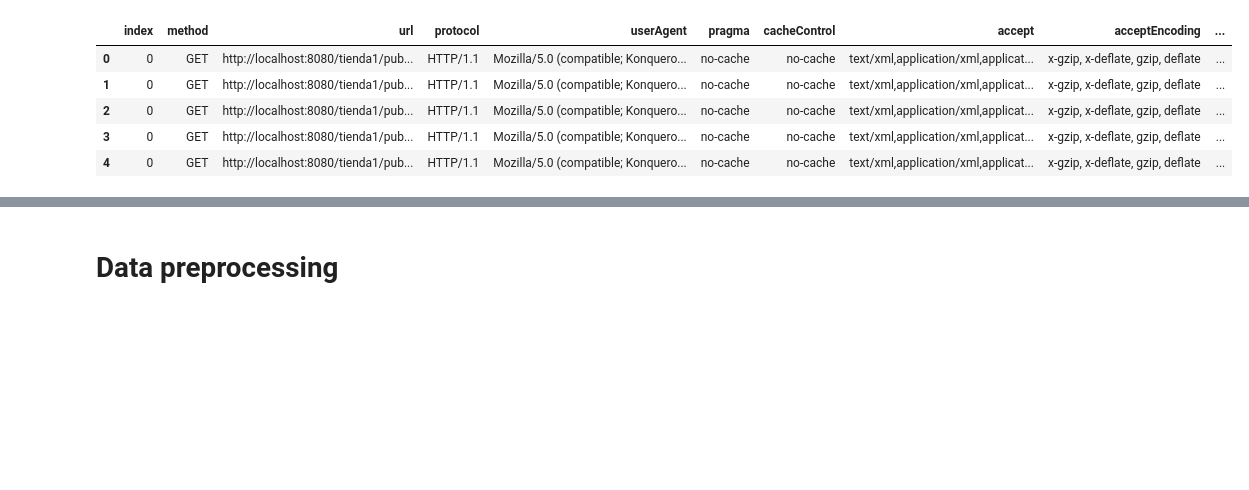
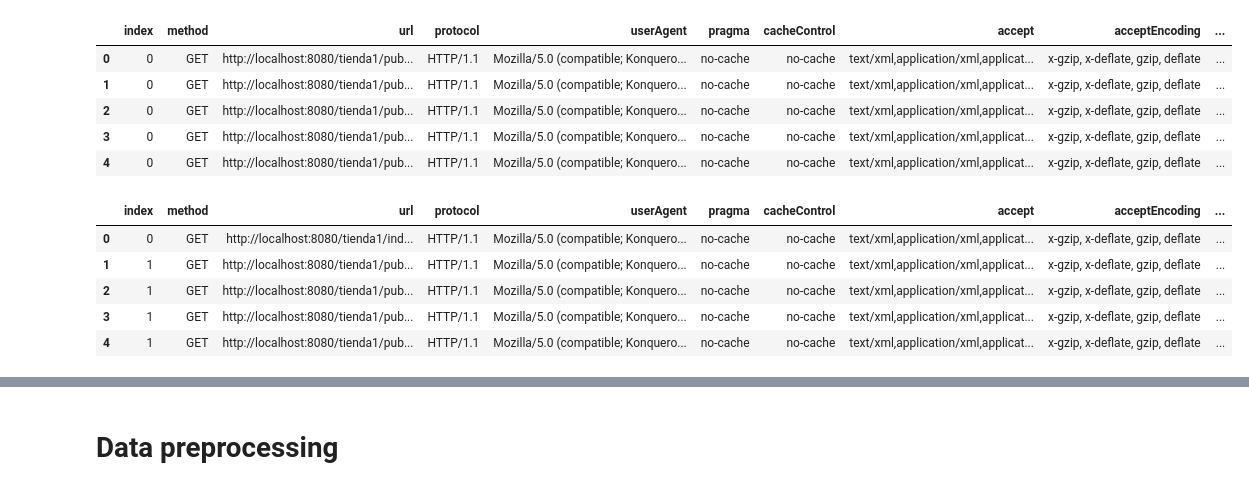
Before and after one commit to Yaadee/WAF_with_ml, a Jupyter notebook: notebook/data_preprocessing.ipynb, the cells around one changed output, grey strips where cells are left out. Drawn from its saved outputs; the diff is of its cells as text; code cells hidden in the pictures; blank space fills up the shorter version.

```diff
--- a/notebook/data_preprocessing.ipynb
+++ b/notebook/data_preprocessing.ipynb
@@ -9,17 +1,19 @@ import numpy as np
 # %% [markdown]
 # Data Loading and Exploration
 # %%
-anomaly_df = pd.read_csv("C:/Users/HP/Desktop/ame/data/anomaliousTraffic.csv")
-normal_df = pd.read_csv("C:/Users/HP/Desktop/ame/data/normalTraffic.csv")
-web_traffic_df = pd.read_csv("C:/Users/HP/Desktop/ame/data/web_traffic.csv")
+import pandas as pd
+import numpy as np
+anomaly_df = pd.read_csv("C:/Users/HP/Desktop/new/data/anomaliousTraffic.csv")
+normal_df = pd.read_csv("C:/Users/HP/Desktop/new/data/normalTraffic.csv")
+web_traffic_df = pd.read_csv("C:/Users/HP/Desktop/new/data/web_traffic.csv")
 # Display the first few rows of each dataset
 print("Anomalous Traffic Data:")
 print(anomaly_df.head())
 
-print("\nNormal Traffic Data:")
+print("/nNormal Traffic Data:")
 print(normal_df.head())
 
-print("\nWeb Traffic Data:")
+print("/nWeb Traffic Data:")
 print(web_traffic_df.head())
 
 # Get the column names
@@ -27,7 +21,7 @@ anomaly_columns = list(anomaly_df.columns)
 normal_columns = list(normal_df.columns)
 web_traffic_columns = list(web_traffic_df.columns)
 
-print("\nAnomalous Traffic Columns:", anomaly_columns)
+print("/nAnomalous Traffic Columns:", anomaly_columns)
 print("Normal Traffic Columns:", normal_columns)
 print("Web Traffic Columns:", web_traffic_columns)
 # %% [output]
@@ -107,3 +83,12 @@ anomaly_df.head()
 | 2 | 0 | GET | http://localhost:8080/tienda1/pub... | HTTP/1.1 | Mozilla/5.0 (compatible; Konquero... | no-cache | no-cache | text/xml,application/xml,applicat... | x-gzip, x-deflate, gzip, deflate | ... |
 | 3 | 0 | GET | http://localhost:8080/tienda1/pub... | HTTP/1.1 | Mozilla/5.0 (compatible; Konquero... | no-cache | no-cache | text/xml,application/xml,applicat... | x-gzip, x-deflate, gzip, deflate | ... |
 | 4 | 0 | GET | http://localhost:8080/tienda1/pub... | HTTP/1.1 | Mozilla/5.0 (compatible; Konquero... | no-cache | no-cache | text/xml,application/xml,applicat... | x-gzip, x-deflate, gzip, deflate | ... |
+# %%
+normal_df.head()
+# %% [output]
+|  | index | method | url | protocol | userAgent | pragma | cacheControl | accept | acceptEncoding | ... |
+| 0 | 0 | GET | http://localhost:8080/tienda1/ind... | HTTP/1.1 | Mozilla/5.0 (compatible; Konquero... | no-cache | no-cache | text/xml,application/xml,applicat... | x-gzip, x-deflate, gzip, deflate | ... |
+| 1 | 1 | GET | http://localhost:8080/tienda1/pub... | HTTP/1.1 | Mozilla/5.0 (compatible; Konquero... | no-cache | no-cache | text/xml,application/xml,applicat... | x-gzip, x-deflate, gzip, deflate | ... |
+| 2 | 1 | GET | http://localhost:8080/tienda1/pub... | HTTP/1.1 | Mozilla/5.0 (compatible; Konquero... | no-cache | no-cache | text/xml,application/xml,applicat... | x-gzip, x-deflate, gzip, deflate | ... |
+| 3 | 1 | GET | http://localhost:8080/tienda1/pub... | HTTP/1.1 | Mozilla/5.0 (compatible; Konquero... | no-cache | no-cache | text/xml,application/xml,applicat... | x-gzip, x-deflate, gzip, deflate | ... |
+| 4 | 1 | GET | http://localhost:8080/tienda1/pub... | HTTP/1.1 | Mozilla/5.0 (compatible; Konquero... | no-cache | no-cache | text/xml,application/xml,applicat... | x-gzip, x-deflate, gzip, deflate | ... |
```
Also changed, not shown: parts of 26 cells of this notebook, 3 other files.
